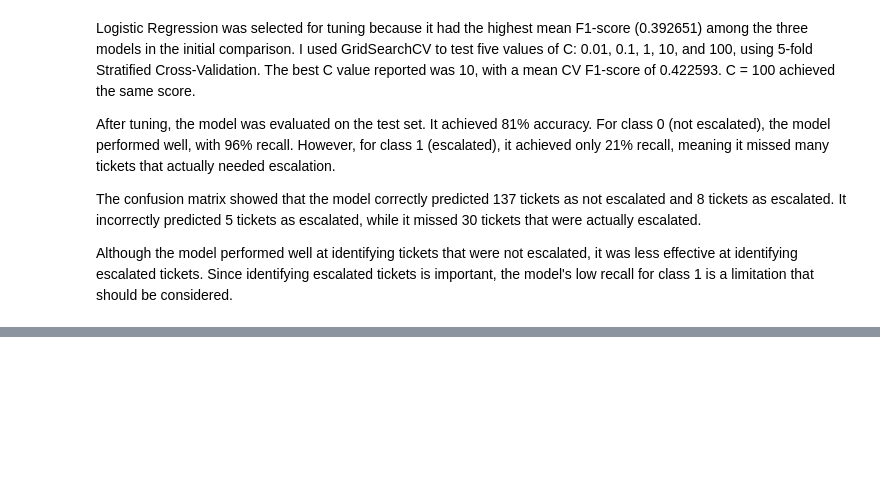
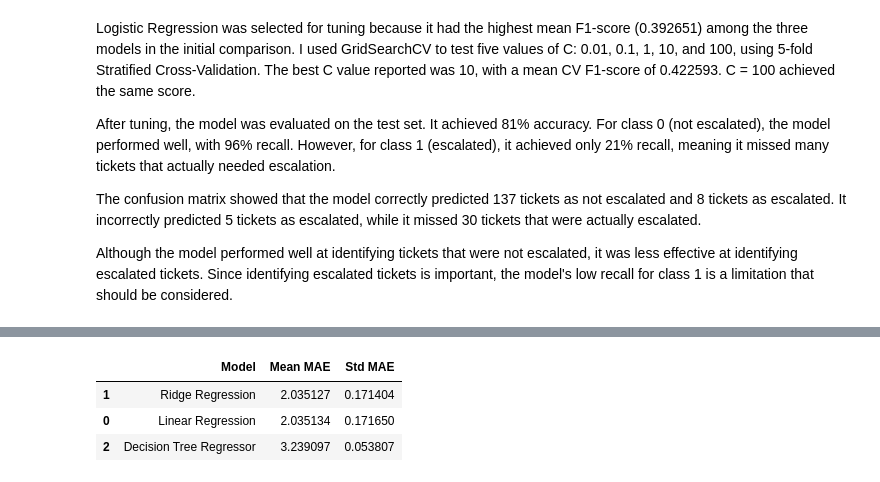
Before and after one commit to kidistm03/ml-, a Jupyter notebook: ML_lab4/lab4.ipynb, the cells around one changed output, grey strips where cells are left out. Saved outputs shown, nothing was run; the diff lists cells and outputs as text; code cells hidden in the pictures; blank space fills up the shorter version.

```diff
--- a/ML_lab4/lab4.ipynb
+++ b/ML_lab4/lab4.ipynb
@@ -343,0 +454,37 @@ Although the model performed well at identifying tickets that were not escalated
+# %%
+reg_results = []
+
+for name, model in models_reg.items():
+
+    scores = cross_validate(
+        model,
+        X_train_reg,
+        y_train_reg,
+        cv=cv_reg,
+        scoring="neg_mean_absolute_error",
+        return_train_score=False
+    )
+
+    # Convert negative MAE scores into positive values
+    mae_scores = -scores["test_score"]
+
+    reg_results.append({
+        "Model": name,
+        "Mean MAE": mae_scores.mean(),
+        "Std MAE": mae_scores.std()
+    })
+
+# Create the comparison table
+reg_comparison = pd.DataFrame(reg_results)
+
+display(
+    reg_comparison.sort_values(
+        by="Mean MAE",
+        ascending=True
+    )
+)
+# %% [output]
+|  | Model | Mean MAE | Std MAE |
+| 1 | Ridge Regression | 2.035127 | 0.171404 |
+| 0 | Linear Regression | 2.035134 | 0.171650 |
+| 2 | Decision Tree Regressor | 3.239097 | 0.053807 |
```
Also changed, not shown: parts of 21 cells of this notebook.
